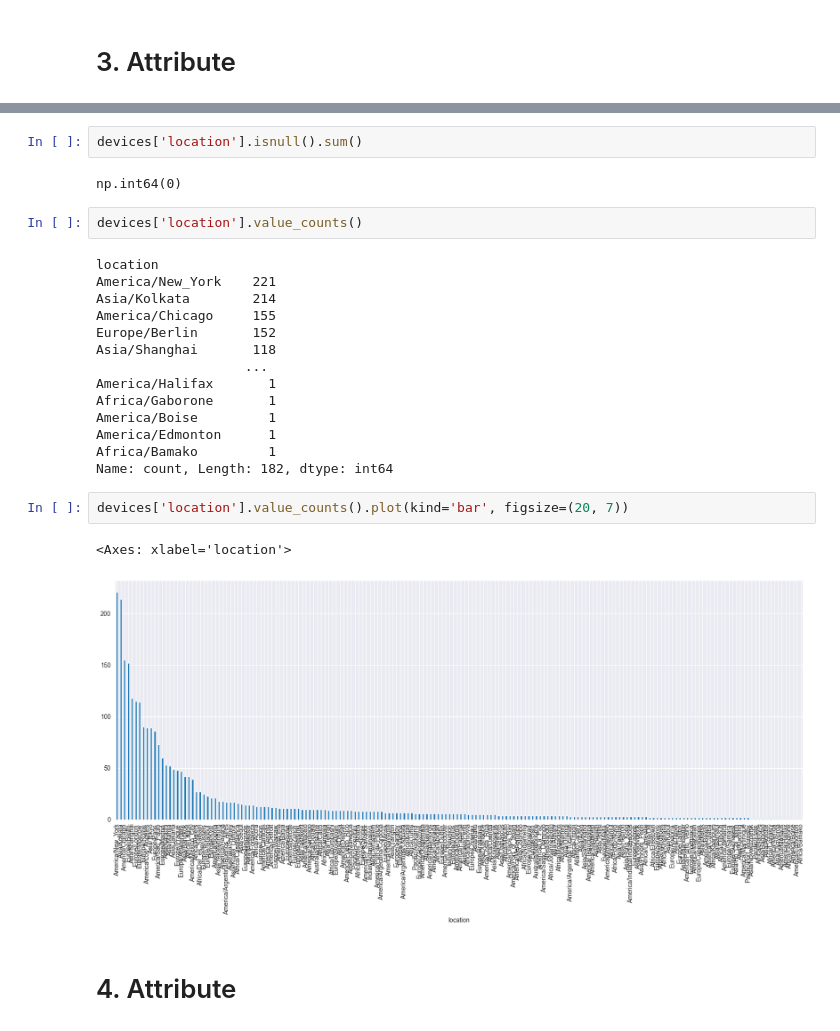
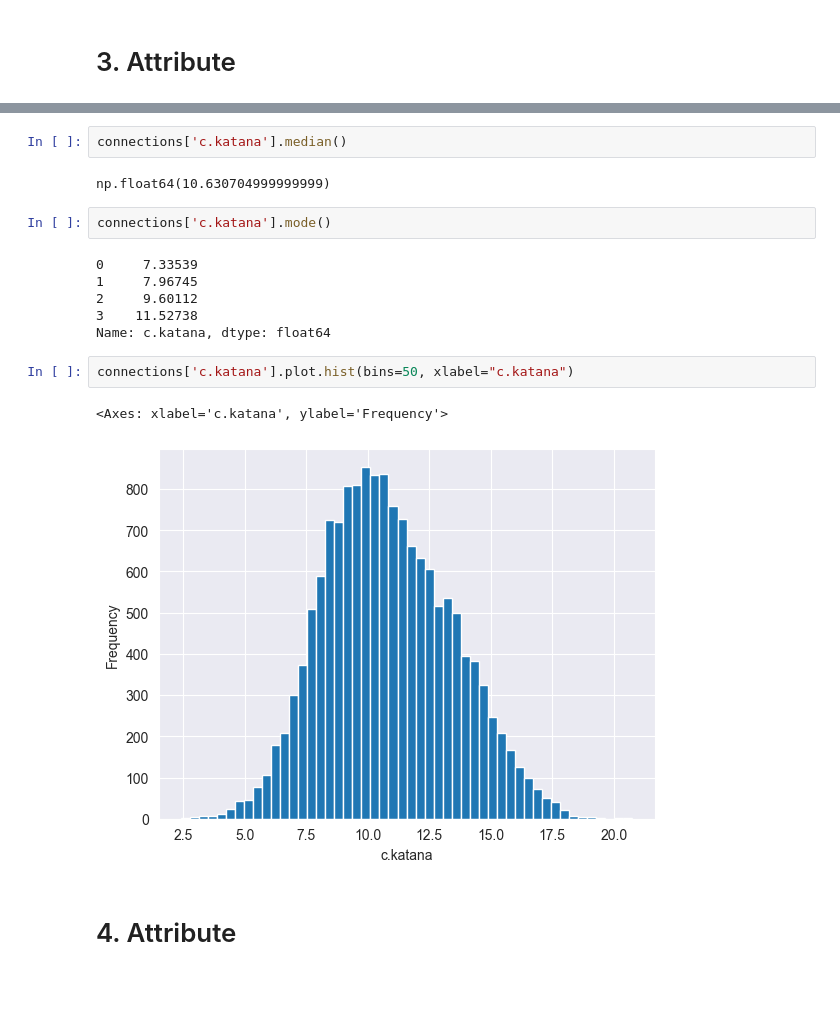
Before and after one commit to JakubIvacek/IAU_PROJECT, a Jupyter notebook: project.ipynb, the cells around one changed output, grey strips where cells are left out. Drawn from its saved outputs; the diff is of its cells as text; blank space fills up the shorter version.

```diff
--- a/project.ipynb
+++ b/project.ipynb
@@ -381,28 +327,20 @@ array(['America/Guatemala', 'Asia/Dili', 'Europe/Paris',
 # %%
-devices['location'].isnull().sum()
+connections['c.katana'].median()
 # %% [output]
-np.int64(0)
+np.float64(10.630704999999999)
 # %%
-devices['location'].value_counts()
+connections['c.katana'].mode()
 # %% [output]
-location
-America/New_York    221
-Asia/Kolkata        214
-America/Chicago     155
-Europe/Berlin       152
-Asia/Shanghai       118
-                   ...
-America/Halifax       1
-Africa/Gaborone       1
-America/Boise         1
-America/Edmonton      1
-Africa/Bamako         1
-Name: count, Length: 182, dtype: int64
+0     7.33539
+1     7.96745
+2     9.60112
+3    11.52738
+Name: c.katana, dtype: float64
 # %%
-devices['location'].value_counts().plot(kind='bar', figsize=(20, 7))
+connections['c.katana'].plot.hist(bins=50, xlabel="c.katana")
 # %% [output]
-<Axes: xlabel='location'>
+<Axes: xlabel='c.katana', ylabel='Frequency'>
-[figure, old version]
+[figure, new version]
 # %% [markdown]
 # 4. Attribute
 # %%
```
Also changed, not shown: parts of 42 cells of this notebook.
